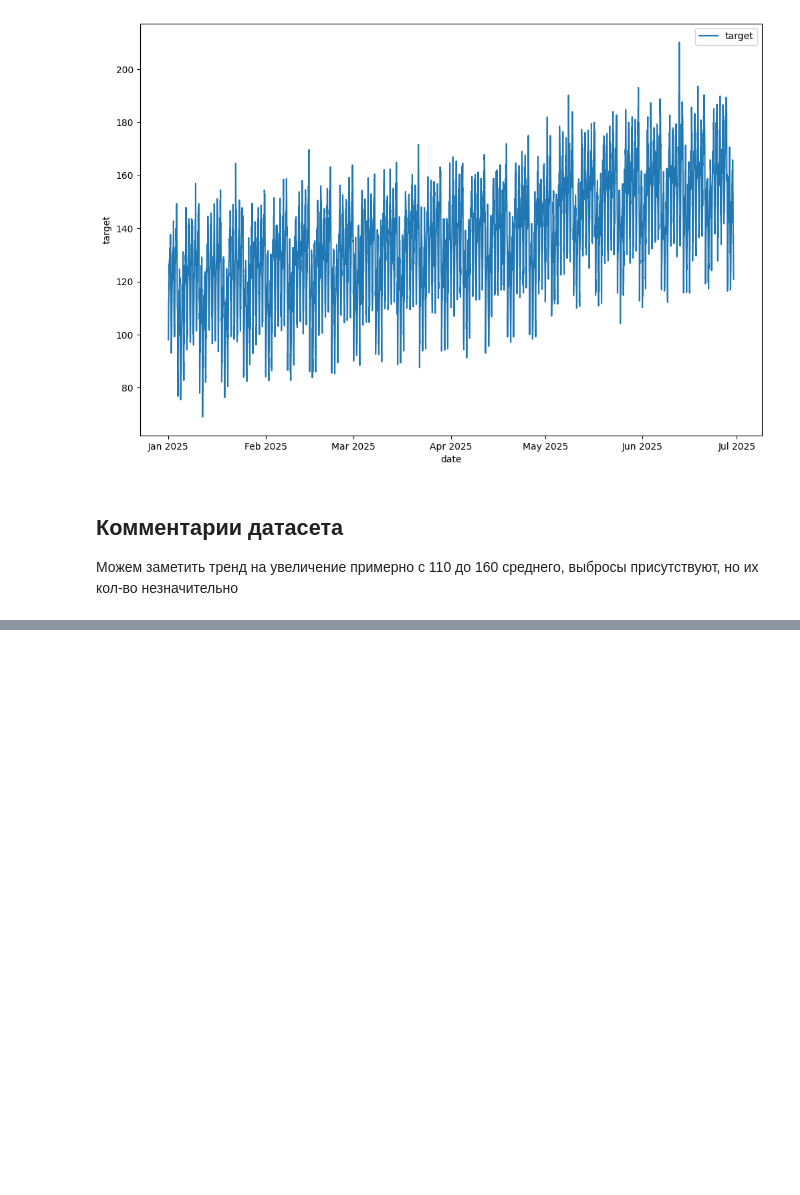
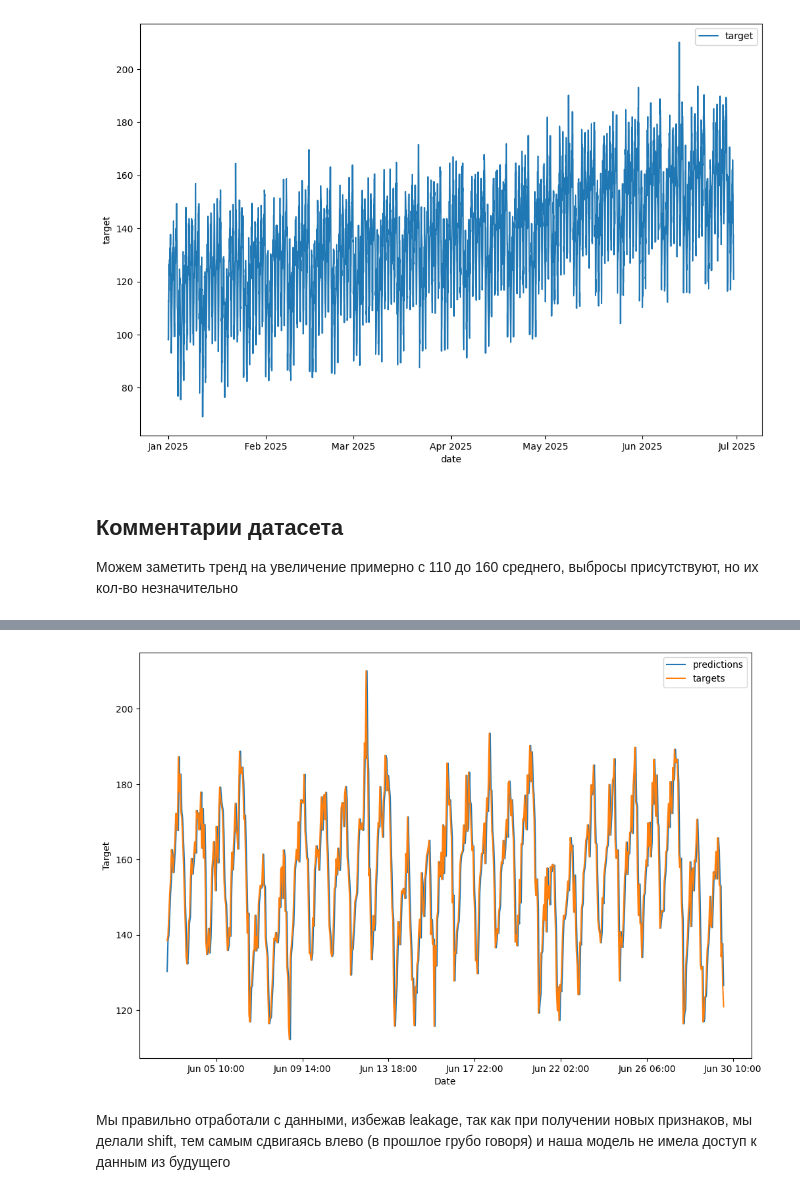
Before and after one commit to mazxal0/AI-Mirea-Course, a Jupyter notebook: homeworks/HW12/HW12.ipynb, the cells around one changed output, grey strips where cells are left out. Cells and saved outputs as stored; diff of their text form; code cells hidden in the pictures; blank space fills up the shorter version.

```diff
--- a/homeworks/HW12/HW12.ipynb
+++ b/homeworks/HW12/HW12.ipynb
@@ -315,0 +675,22 @@ def metrics(y_pred, y_true):
+# %%
+train_df, val_df, test_df = temporal_split(df, 0.7, 0.15)
+test_df['date'] = pd.to_datetime(test_df['date'])
+plt.figure(figsize=(12, 8))
+plt.plot(test_df['date'], test_preds, label='predictions')
+plt.plot(test_df['date'], test_df['target'], label='targets')
+
+ax = plt.gca()
+
+ax.xaxis.set_major_locator(HourLocator(interval=100))
+ax.xaxis.set_major_formatter(DateFormatter('%b %d %H:%M'))
+
+plt.grid(False)
+plt.xlabel('Date')
+plt.ylabel('Target')
+plt.legend()
+plt.savefig('./artifacts/figures/best_forecast_test.png')
+plt.show()
+# %% [output]
+[figure, added]
+# %% [markdown]
+Мы правильно отработали с данными, избежав leakage, так как при получении новых признаков, мы делали shift, тем самым сдвигаясь влево (в прошлое грубо говоря) и наша модель не имела доступ к данным из будущего
```
Also changed, not shown: parts of 35 cells of this notebook, 8 other files.
